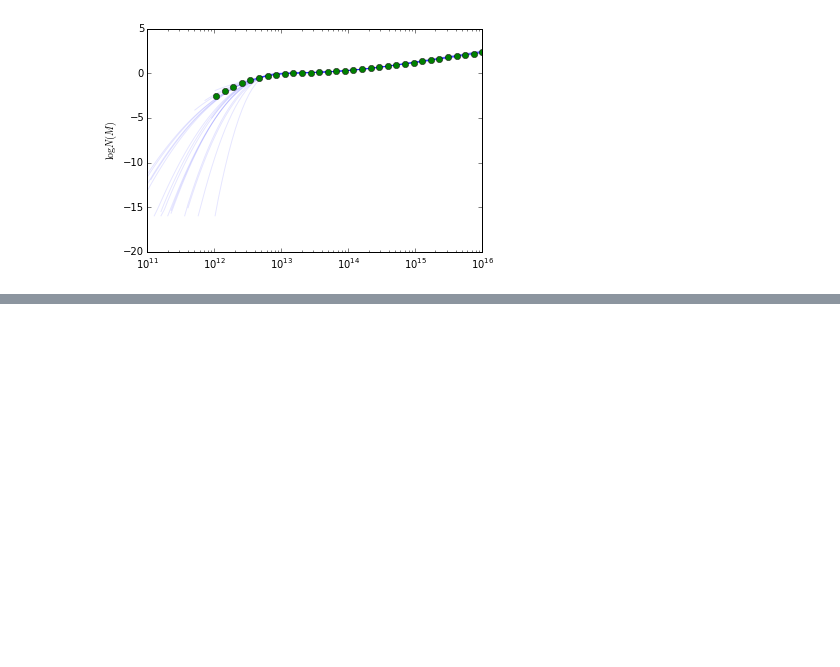
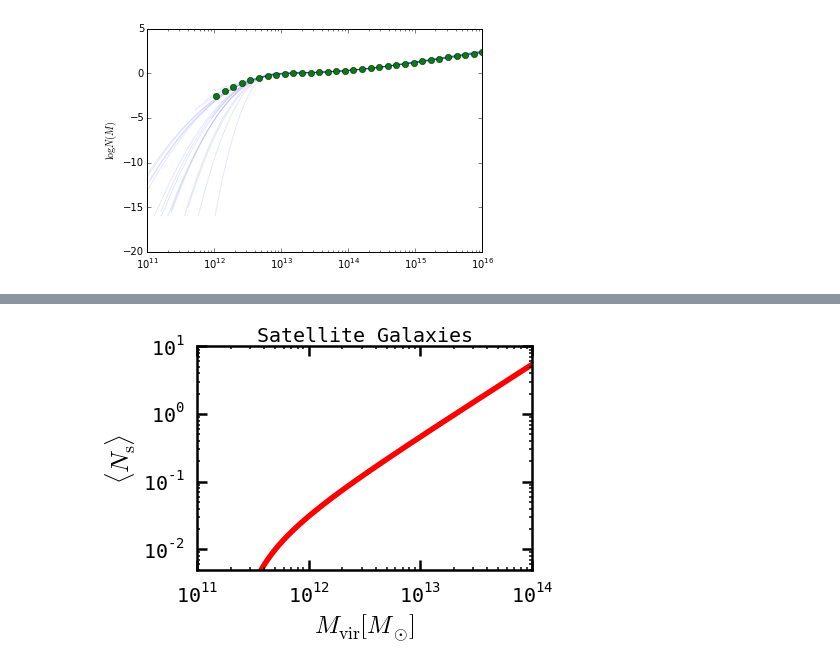
Before and after one commit to mjvakili/ccppabc, a Jupyter notebook: halo/code/Untitled1.ipynb, the cells around one changed output, grey strips where cells are left out. Drawn from its saved outputs; the diff is of its cells as text; code cells hidden in the pictures; blank space fills up the shorter version.

```diff
--- a/halo/code/Untitled1.ipynb
+++ b/halo/code/Untitled1.ipynb
@@ -107,0 +236,35 @@ pylab.semilogx(m , input_hod , "go" , alpha = 1.)
+# %%
+model = Zheng07()
+npts = 1e3
+mass = np.logspace(11, 14, npts)
+input_hod_satelite = model.mean_occupation_satellites(prim_haloprop = mass)
+input_hod_centrals = model.mean_occupation_centrals(prim_haloprop = mass)
+# %%
+fig2_sats = plt.figure()
+ax = fig2_sats.add_subplot(111)
+xlabel = ax.set_xlabel(r'$M_{\rm vir} [M_{\odot}]$', fontsize=25)
+ylabel = ax.set_ylabel(r'$\langle N_{\rm s}\rangle$', fontsize=25)
+title = ax.set_title('Satellite Galaxies', fontsize=20)
+ax.plot(mass, input_hod_satelite, color='red', linewidth=5.5)
+index = np.random.choice(range(len(theta_cl)), 100, p = w_cl/np.sum(w_cl))
+#print index
+for i in index:
+    mod = Zheng07()
+    mod.param_dict["logM0"] = theta_cl[i][0]
+    mod.param_dict["sigma_logM"] = theta_cl[i][1]
+    mod.param_dict["logMmin"] = theta_cl[i][2]
+    mod.param_dict["alpha"] = theta_cl[i][3]
+    mod.param_dict["logM1"] = theta_cl[i][4]
+    #mod.populate_mock()
+    output_hod_satellites = mod.mean_occupation_satellites(prim_haloprop = mass)
+    ax.plot(mass, output_hod_satellites, color='blue', linewidth=.00005)
+
+plt.loglog()
+plt.xlim(xmin=1e11, xmax=1e14)
+plt.ylim(ymin=5e-3, ymax=10)
+plt.xticks(fontsize=20)
+plt.yticks(fontsize=20)
+fig2_sats.savefig('/home/mj/public_html/convergence_satellites.pdf',
+                bbox_extra_artists=[xlabel, ylabel], bbox_inches='tight')
+# %% [output]
+[figure, added]
```
Also changed, not shown: parts of 17 cells of this notebook.
